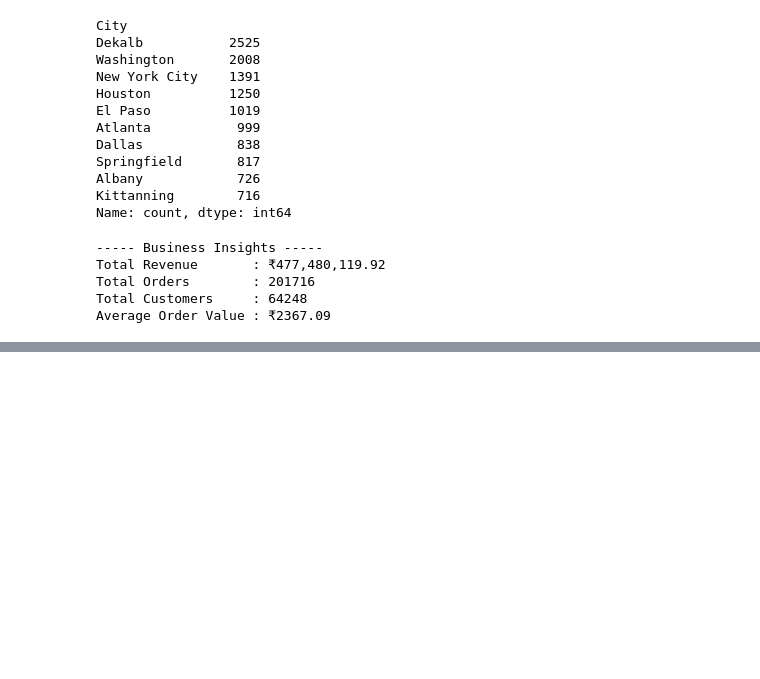
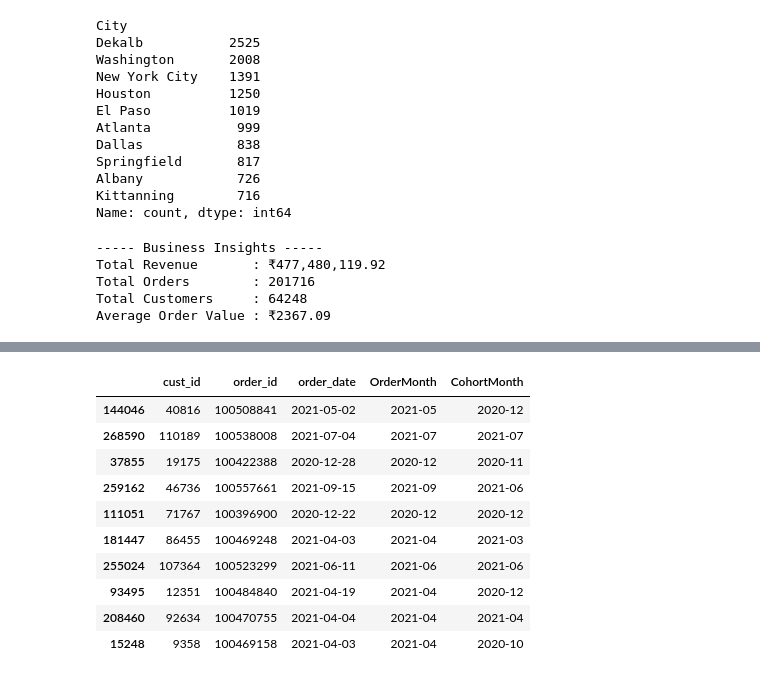
Before and after one commit to Shravani-salunke/Data-Analytics-Project2, a Jupyter notebook: notebook/eda.ipynb, the cells around one changed output, grey strips where cells are left out. Drawn from its saved outputs; the diff is of its cells as text; code cells hidden in the pictures; blank space fills up the shorter version.

Commit message:
analysis: create customer cohort and order month

```diff
--- a/notebook/eda.ipynb
+++ b/notebook/eda.ipynb
@@ -250,3 +250,7 @@ Total Revenue       : ₹477,480,119.92
 Total Orders        : 201716
 Total Customers     : 64248
 Average Order Value : ₹2367.09
+# %%
+cohort_df = df[["cust_id", "order_id", "order_date"]].copy()
+
+cohort_df.head()
@@ -252,0 +264,4 @@ Average Order Value : ₹2367.09
+# %%
+cohort_df = cohort_df.dropna(subset=["order_date"])
+
+cohort_df.shape
@@ -252,0 +270,5 @@ Average Order Value : ₹2367.09
+# %%
+# Create Order Month
+cohort_df["OrderMonth"] = cohort_df["order_date"].dt.to_period("M")
+
+cohort_df.head()
@@ -252,0 +282,5 @@ Average Order Value : ₹2367.09
+# %%
+# Find First Purchase Month
+cohort_df["CohortMonth"] = cohort_df.groupby("cust_id")["OrderMonth"].transform("min")
+
+cohort_df.head()
@@ -252,0 +294,14 @@ Average Order Value : ₹2367.09
+# %%
+cohort_df.sample(10)
+# %% [output]
+|  | cust_id | order_id | order_date | OrderMonth | CohortMonth |
+| 144046 | 40816 | 100508841 | 2021-05-02 | 2021-05 | 2020-12 |
+| 268590 | 110189 | 100538008 | 2021-07-04 | 2021-07 | 2021-07 |
+| 37855 | 19175 | 100422388 | 2020-12-28 | 2020-12 | 2020-11 |
+| 259162 | 46736 | 100557661 | 2021-09-15 | 2021-09 | 2021-06 |
+| 111051 | 71767 | 100396900 | 2020-12-22 | 2020-12 | 2020-12 |
+| 181447 | 86455 | 100469248 | 2021-04-03 | 2021-04 | 2021-03 |
+| 255024 | 107364 | 100523299 | 2021-06-11 | 2021-06 | 2021-06 |
+| 93495 | 12351 | 100484840 | 2021-04-19 | 2021-04 | 2020-12 |
+| 208460 | 92634 | 100470755 | 2021-04-04 | 2021-04 | 2021-04 |
+| 15248 | 9358 | 100469158 | 2021-04-03 | 2021-04 | 2020-10 |
```
Also changed, not shown: parts of 4 cells of this notebook.
